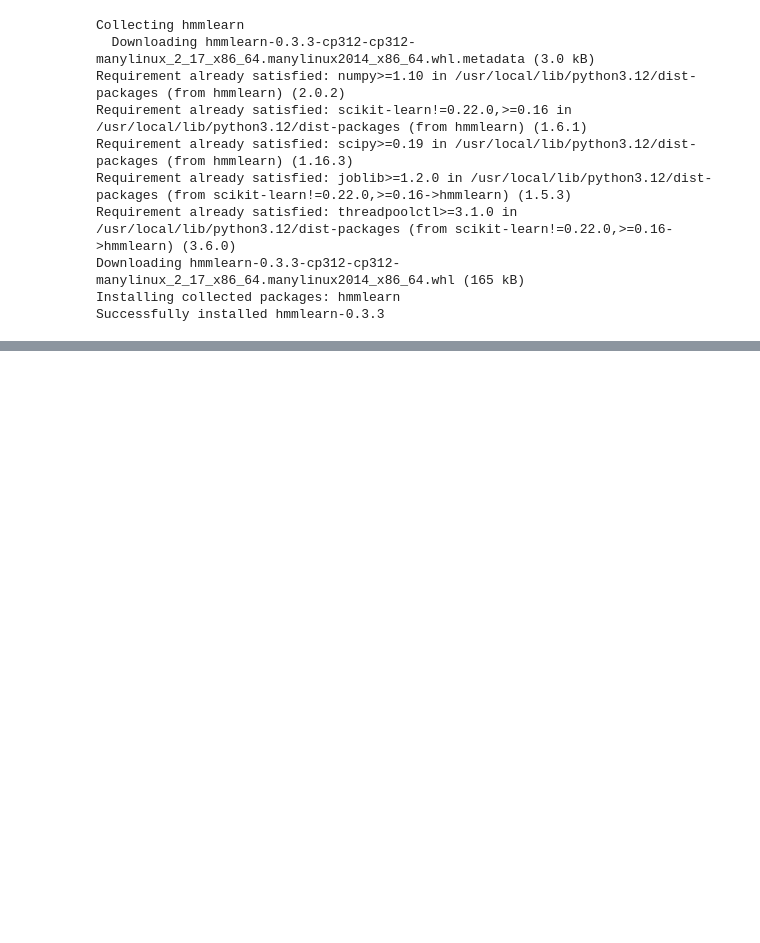
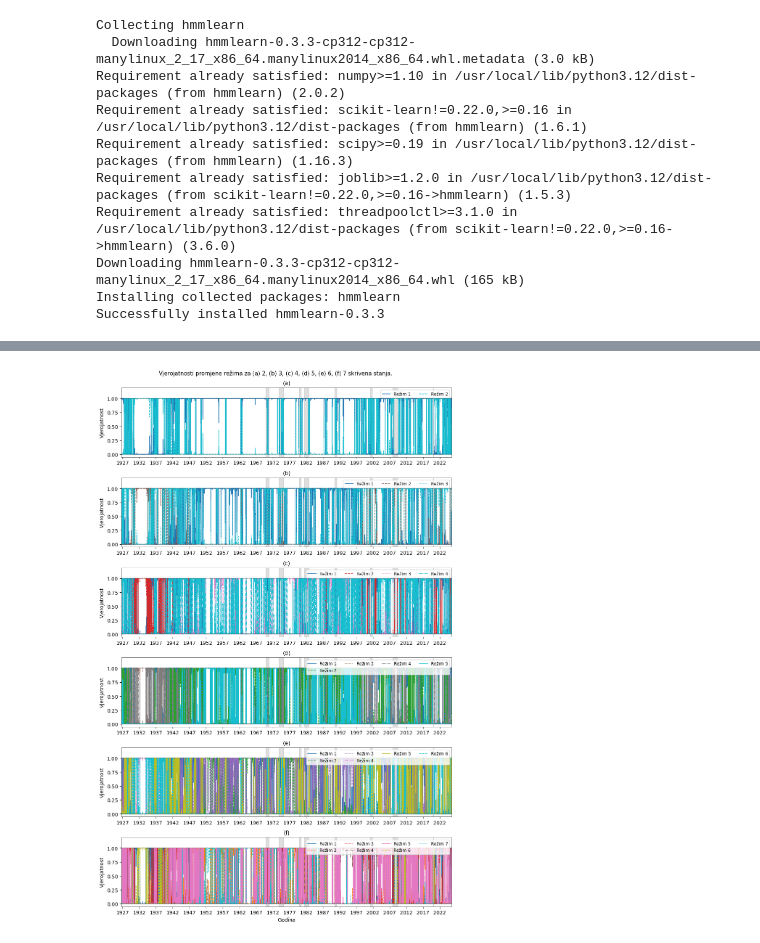
Before and after one commit to evucelic/Diplomski-Projekt, a Jupyter notebook: main.ipynb, the cells around one changed output, grey strips where cells are left out. Cells and saved outputs as stored; diff of their text form; code cells hidden in the pictures; blank space fills up the shorter version.

```diff
--- a/main.ipynb
+++ b/main.ipynb
@@ -718,0 +721,4 @@ plot_ll_histograms(models=hmm_results[fold_idx]['all_models'])
+# %%
+fred_recessions = pd.read_csv("/content/fred_recession_cycles.csv")
+fred_recessions["Peak"] = pd.to_datetime(fred_recessions["Peak"], format="%Y-%m-%d")
+fred_recessions["Trough"] = pd.to_datetime(fred_recessions["Trough"], format="%Y-%m-%d")
@@ -718,0 +804,44 @@ plot_ll_histograms(models=hmm_results[fold_idx]['all_models'])
+# %%
+from sklearn.preprocessing import StandardScaler
+import numpy as np
+
+fold_idx = 2
+vae_model = results['models'][fold_idx]
+
+# Split first
+train_size = int(0.8 * len(data))
+train_data = data.values[:train_size]
+test_data = data.values[train_size:]
+
+# Scale separately
+scaler = StandardScaler()
+train_data_scaled = scaler.fit_transform(train_data)
+test_data_scaled = scaler.transform(test_data)
+
+# Extract latents separately
+train_latents = extract_latents(vae_model, train_data_scaled, W=50, device='cuda')
+test_latents = extract_latents(vae_model, test_data_scaled, W=50, device='cuda')
+
+# Generate state probabilities for all models
+ns = [2, 3, 4, 5, 6, 7]
+state_probs_list = []
+
+for n in ns:
+    model = best_models[n]
+    model.fit(train_latents)
+    train_probs = model.predict_proba(train_latents)
+    test_probs = model.predict_proba(test_latents)
+    full_probs = np.vstack([train_probs, test_probs])
+    state_probs_list.append(full_probs)
+
+# Calculate total samples after windowing
+total_latent_samples = len(train_latents) + len(test_latents)
+
+# Use the correct index slice
+plot_regime_switches(
+    data.iloc[50:50+total_latent_samples],  # Adjust for both windowing and actual length
+    state_probs_list,
+    fred_recessions,
+    n_regimes_list=ns
+)
+# %% [output]
@@ -718,0 +865 @@ plot_ll_histograms(models=hmm_results[fold_idx]['all_models'])
+[figure, added]
```
Also changed, not shown: parts of 10 cells of this notebook.
